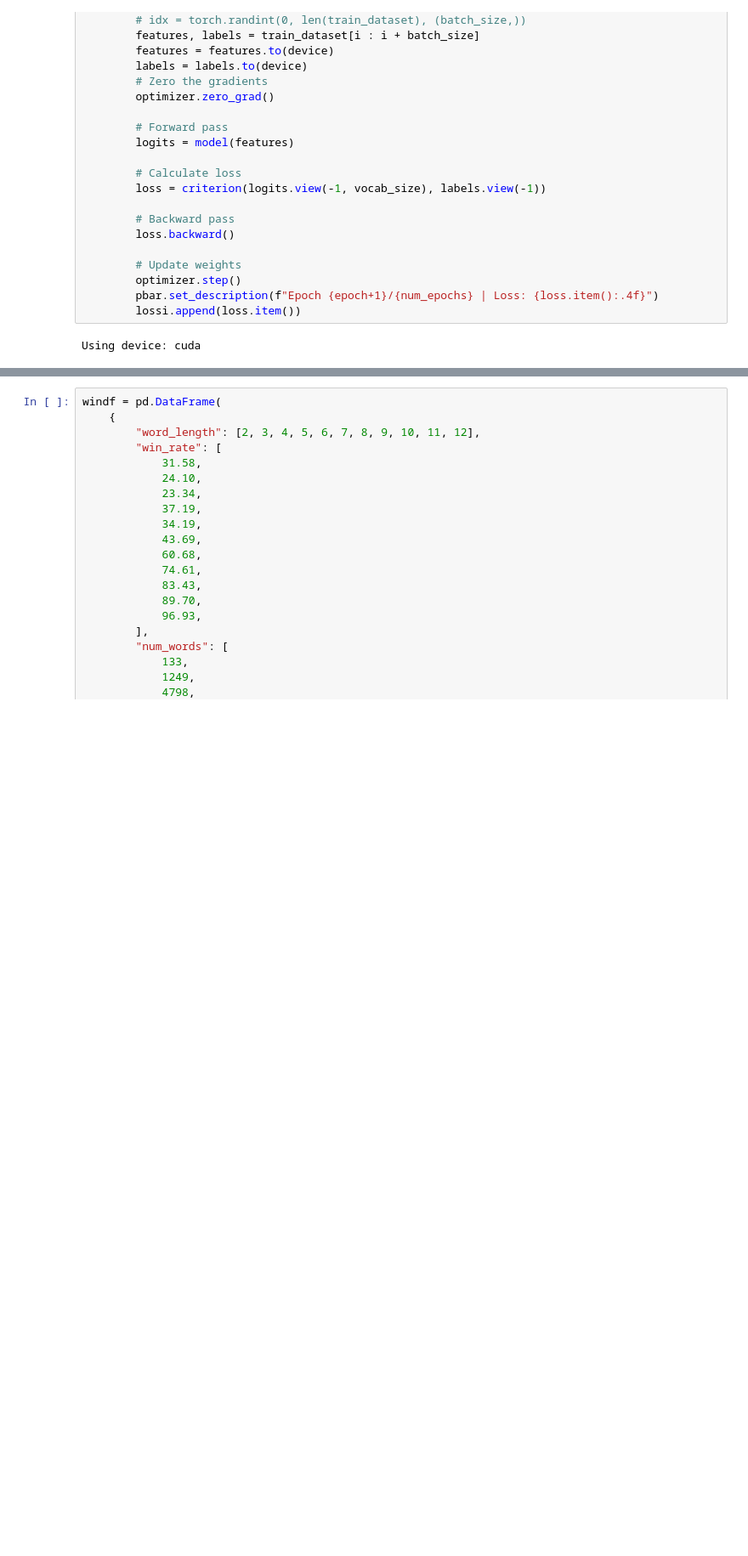
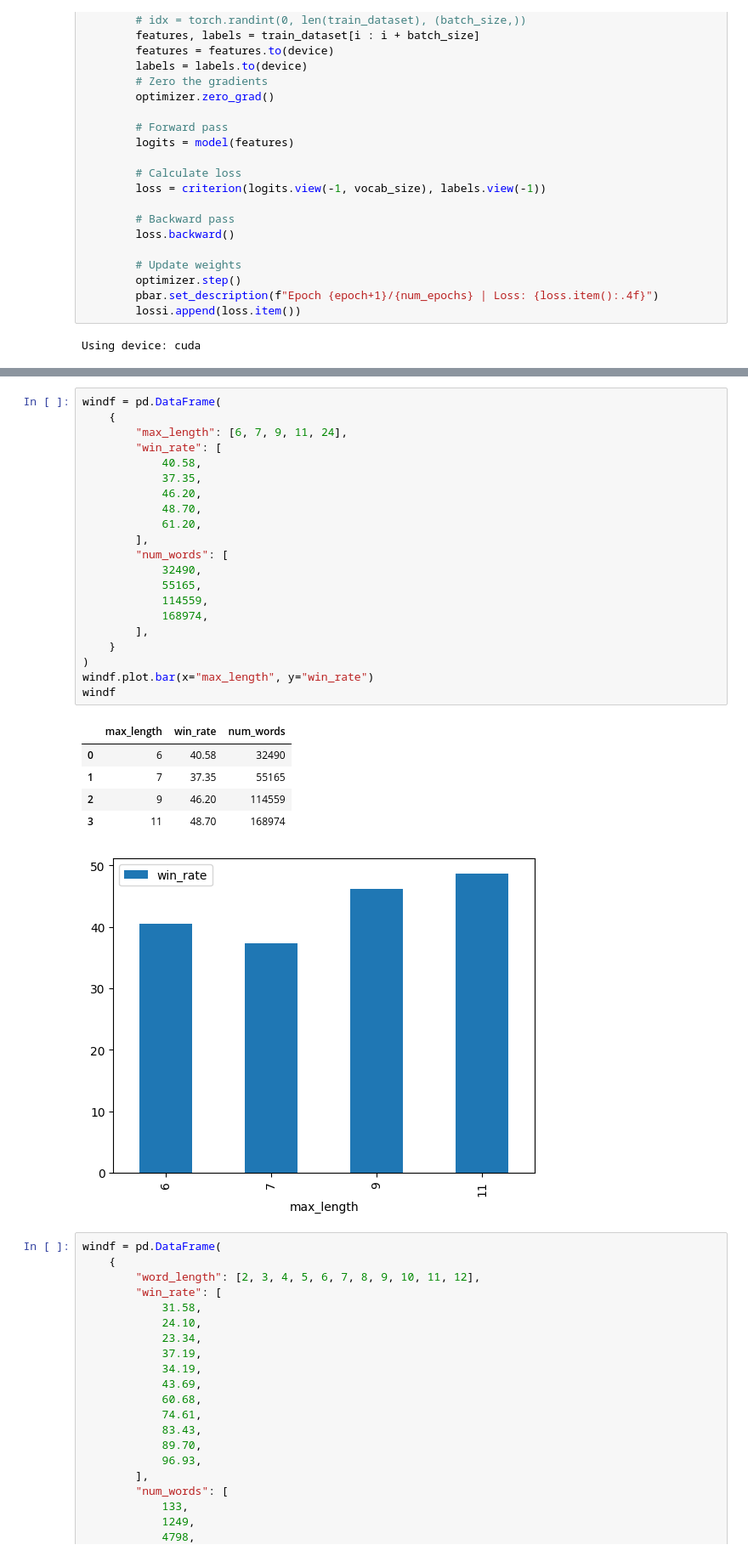
Before and after one commit to cweill/transformer-hangman-solver, a Jupyter notebook: hangman.ipynb, the cells around one changed output, grey strips where cells are left out. Shown at 85% size. Saved outputs shown, nothing was run; the diff lists cells and outputs as text; blank space fills up the shorter version.

```diff
--- a/hangman.ipynb
+++ b/hangman.ipynb
@@ -414,3 +452,31 @@ KeyboardInterrupt:
+# %%
+windf = pd.DataFrame(
+    {
+        "max_length": [6, 7, 9, 11, 24],
+        "win_rate": [
+            40.58,
+            37.35,
+            46.20,
+            48.70,
+            61.20,
+        ],
+        "num_words": [
+            32490,
+            55165,
+            114559,
+            168974,
+        ],
+    }
+)
+windf.plot.bar(x="max_length", y="win_rate")
+windf
+# %% [output]
+|  | max_length | win_rate | num_words |
+| 0 | 6 | 40.58 | 32490 |
+| 1 | 7 | 37.35 | 55165 |
+| 2 | 9 | 46.20 | 114559 |
+| 3 | 11 | 48.70 | 168974 |
+[figure, added]
 # %%
 windf = pd.DataFrame(
     {
```
Also changed, not shown: parts of 17 cells of this notebook, 3 other files.
